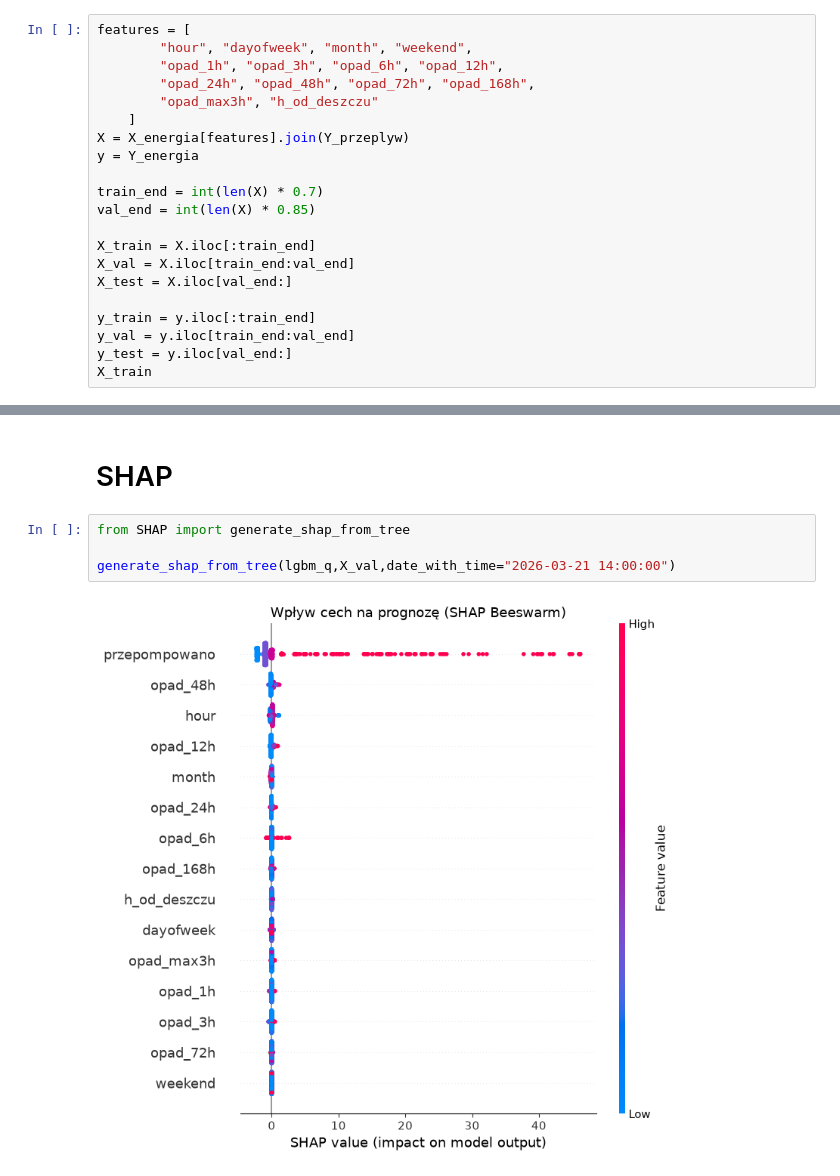
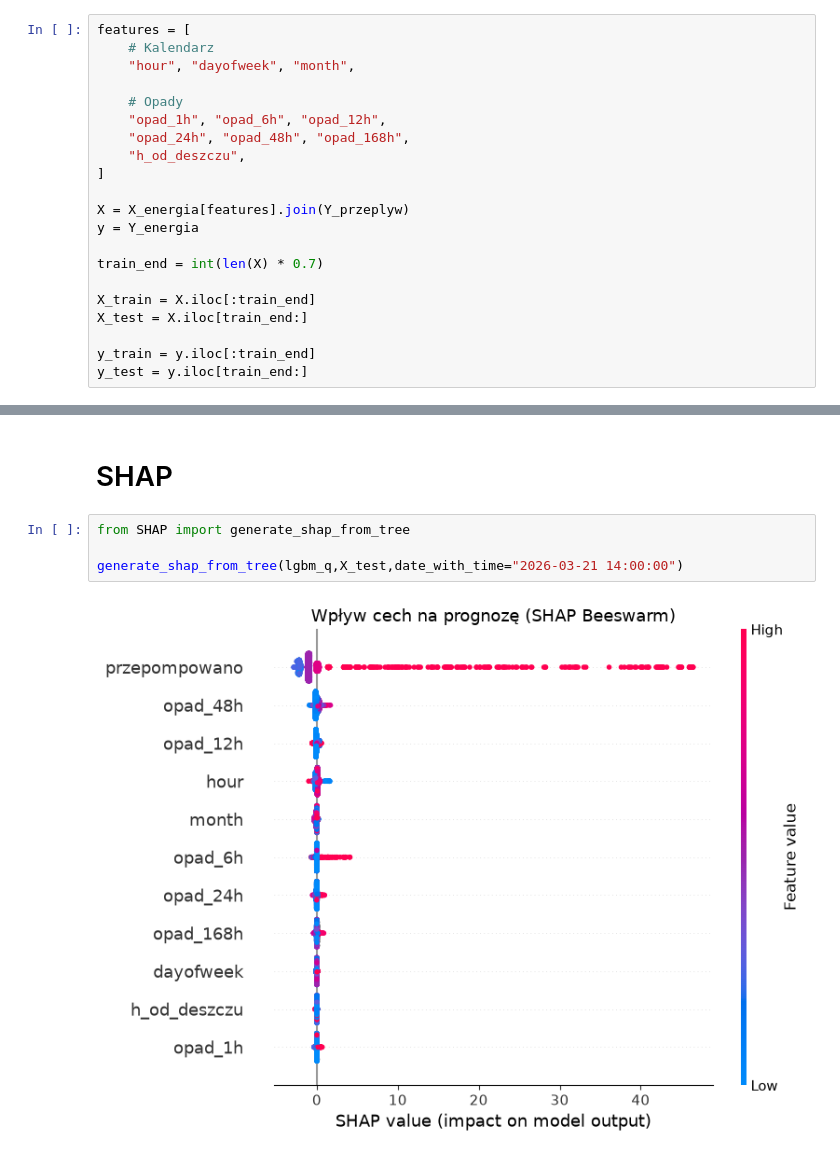
Before and after one commit to mxrtaaa/Hackaton_Smart_Water_Challenge_2026, a Jupyter notebook: models/Predykcja zużycia energii/04_lightgbm_zuzycie.ipynb, the cells around one changed output, grey strips where cells are left out. Cells and saved outputs as stored; diff of their text form.

```diff
--- a/models/Predykcja zużycia energii/04_lightgbm_zuzycie.ipynb
+++ b/models/Predykcja zużycia energii/04_lightgbm_zuzycie.ipynb
@@ -25,22 +27,22 @@ X_energia, Y_energia = przygotuj_dane_zuzycia_energii()
 X_przeplyw, Y_przeplyw = przygotuj_dane_przepompowania_z_opadami()
 # %%
 features = [
-        "hour", "dayofweek", "month", "weekend",
-        "opad_1h", "opad_3h", "opad_6h", "opad_12h",
-        "opad_24h", "opad_48h", "opad_72h", "opad_168h",
-        "opad_max3h", "h_od_deszczu"
-    ]
+    # Kalendarz
+    "hour", "dayofweek", "month",
+
+    # Opady
+    "opad_1h", "opad_6h", "opad_12h",
+    "opad_24h", "opad_48h", "opad_168h",
+    "h_od_deszczu",
+]
+
 X = X_energia[features].join(Y_przeplyw)
 y = Y_energia
 
 train_end = int(len(X) * 0.7)
-val_end = int(len(X) * 0.85)
 
 X_train = X.iloc[:train_end]
-X_val = X.iloc[train_end:val_end]
-X_test = X.iloc[val_end:]
+X_test = X.iloc[train_end:]
 
 y_train = y.iloc[:train_end]
-y_val = y.iloc[train_end:val_end]
-y_test = y.iloc[val_end:]
-X_train
+y_test = y.iloc[train_end:]
@@ -180,6 +167,6 @@ plt.show()
 # %%
 from SHAP import generate_shap_from_tree
 
-generate_shap_from_tree(lgbm_q,X_val,date_with_time="2026-03-21 14:00:00")
+generate_shap_from_tree(lgbm_q,X_test,date_with_time="2026-03-21 14:00:00")
 # %% [output]
-[figure, old version]
+[figure, new version]
```
Also changed, not shown: parts of 5 cells of this notebook, 1 other file.
